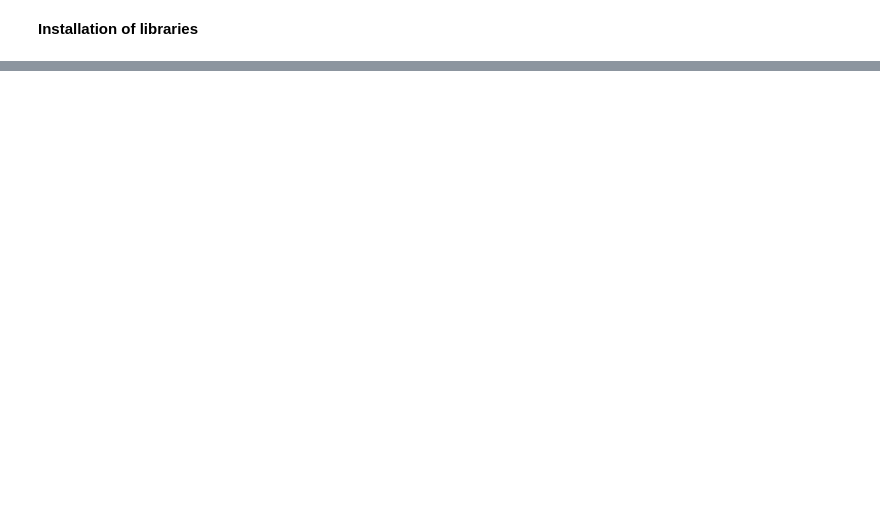
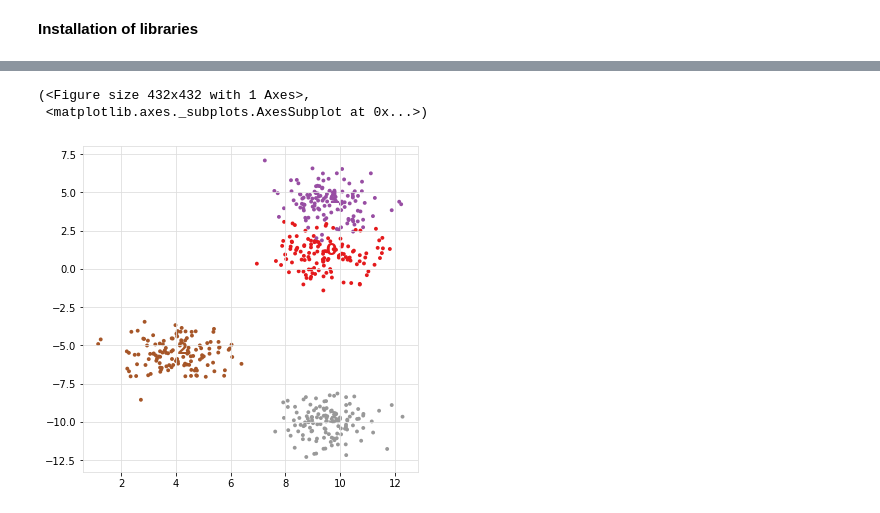
Before and after one commit to erdogant/clusteval, a Jupyter notebook: notebooks/clusteval.ipynb, the cells around one changed output, grey strips where cells are left out. Saved outputs shown, nothing was run; the diff lists cells and outputs as text; code cells hidden in the pictures; blank space fills up the shorter version.

```diff
--- a/notebooks/clusteval.ipynb
+++ b/notebooks/clusteval.ipynb
@@ -219,0 +68,7 @@ model = bn.import_DAG(bif_file, verbose=1)
+# %%
+X2,y2 = make_blobs(n_samples=500, n_features=2, centers=4, random_state=4)
+scatterd(X2[:,0],X2[:,1],label=y2, figsize=(6,6))
+# %% [output]
+(<Figure size 432x432 with 1 Axes>,
+ <matplotlib.axes._subplots.AxesSubplot at 0x...>)
+[figure, added]
```
Also changed, not shown: parts of 45 cells of this notebook.
